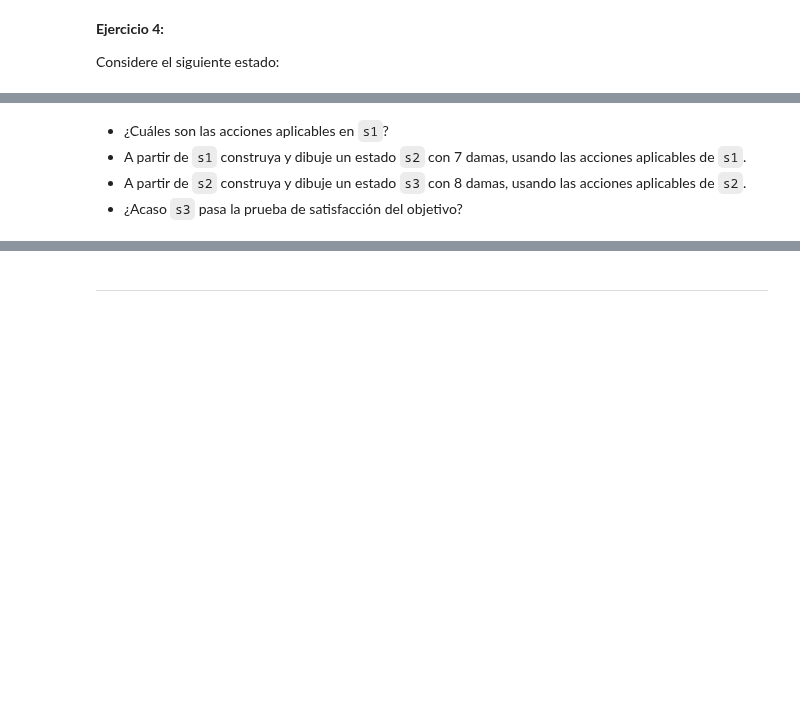
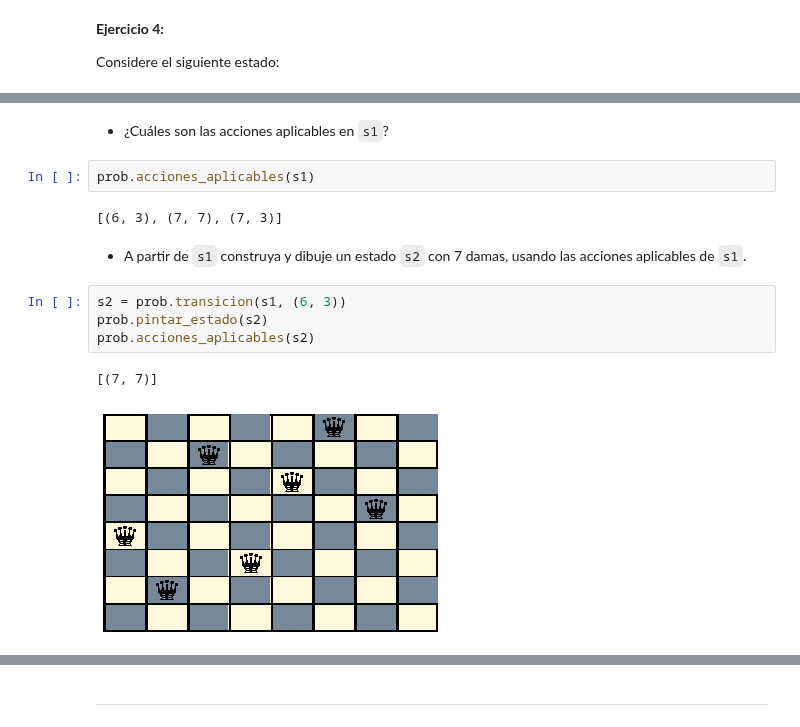
Before and after one commit to cgaravitoc/macc, a Jupyter notebook: AI/Notebook 1/nb1.ipynb, the cells around one changed output, grey strips where cells are left out. Drawn from its saved outputs; the diff is of its cells as text; blank space fills up the shorter version.

```diff
--- a/AI/Notebook 1/nb1.ipynb
+++ b/AI/Notebook 1/nb1.ipynb
@@ -352,5 +397,15 @@ prob.pintar_estado(s1)
+# %% [markdown]
+* ¿Cuáles son las acciones aplicables en `s1`?
+# %%
+prob.acciones_aplicables(s1)
+# %% [output]
+[(6, 3), (7, 7), (7, 3)]
 # %% [markdown]
-* ¿Cuáles son las acciones aplicables en `s1`?
 * A partir de `s1` construya y dibuje un estado `s2` con 7 damas, usando las acciones aplicables de `s1`.
-* A partir de `s2` construya y dibuje un estado `s3` con 8 damas, usando las acciones aplicables de `s2`.
-* ¿Acaso `s3` pasa la prueba de satisfacción del objetivo?
+# %%
+s2 = prob.transicion(s1, (6, 3))
+prob.pintar_estado(s2)
+prob.acciones_aplicables(s2)
+# %% [output]
+[(7, 7)]
+[figure, added]
```
Also changed, not shown: parts of 21 cells of this notebook.
